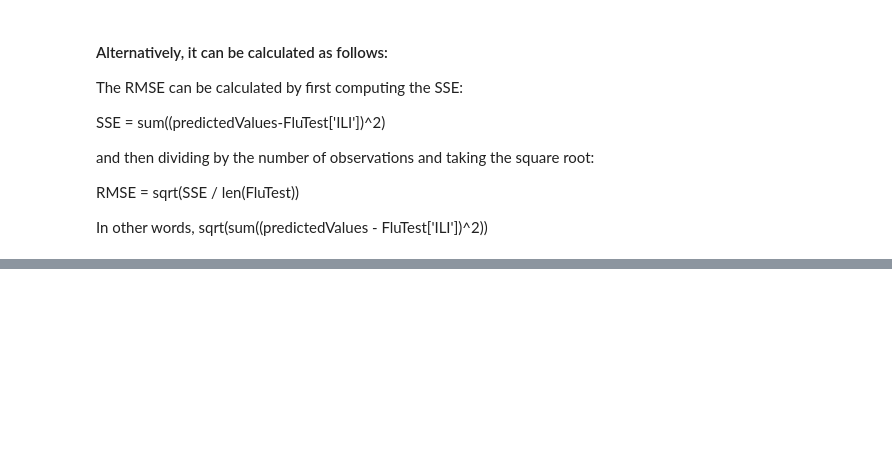
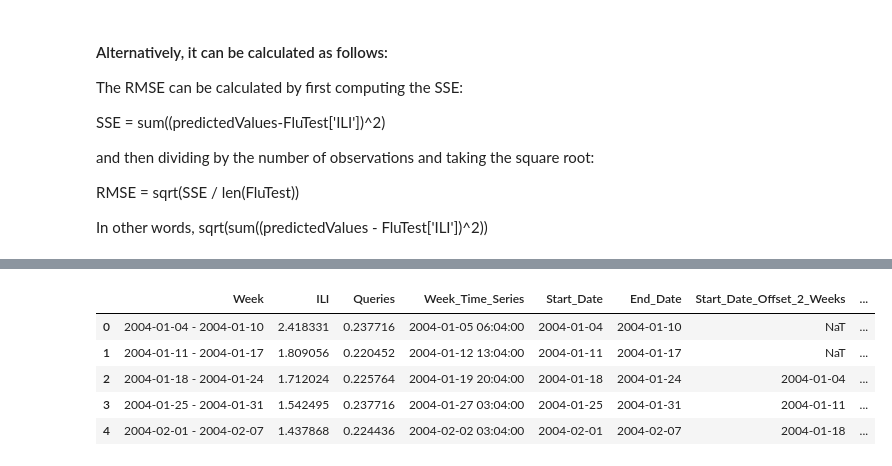
Before and after one commit to vimde/Linear-Regression, a Jupyter notebook: Detecting Flu Epidemics/Detect Flu.ipynb, the cells around one changed output, grey strips where cells are left out. Saved outputs shown, nothing was run; the diff lists cells and outputs as text; code cells hidden in the pictures; blank space fills up the shorter version.

Commit message:
Detect Flu - time series model

```diff
--- a/Detecting Flu Epidemics/Detect Flu.ipynb
+++ b/Detecting Flu Epidemics/Detect Flu.ipynb
@@ -280,0 +379,2 @@ In other words, sqrt(sum((predictedValues - FluTest['ILI'])^2))
+# %%
+FluTrain['Start_Date'] = pd.to_datetime(FluTrain['Start_Date'])
@@ -280,0 +427,9 @@ In other words, sqrt(sum((predictedValues - FluTest['ILI'])^2))
+# %%
+FluTrain.head()
+# %% [output]
+|  | Week | ILI | Queries | Week_Time_Series | Start_Date | End_Date | Start_Date_Offset_2_Weeks | ... |
+| 0 | 2004-01-04 - 2004-01-10 | 2.418331 | 0.237716 | 2004-01-05 06:04:00 | 2004-01-04 | 2004-01-10 | NaT | ... |
+| 1 | 2004-01-11 - 2004-01-17 | 1.809056 | 0.220452 | 2004-01-12 13:04:00 | 2004-01-11 | 2004-01-17 | NaT | ... |
+| 2 | 2004-01-18 - 2004-01-24 | 1.712024 | 0.225764 | 2004-01-19 20:04:00 | 2004-01-18 | 2004-01-24 | 2004-01-04 | ... |
+| 3 | 2004-01-25 - 2004-01-31 | 1.542495 | 0.237716 | 2004-01-27 03:04:00 | 2004-01-25 | 2004-01-31 | 2004-01-11 | ... |
+| 4 | 2004-02-01 - 2004-02-07 | 1.437868 | 0.224436 | 2004-02-02 03:04:00 | 2004-02-01 | 2004-02-07 | 2004-01-18 | ... |
```
Also changed, not shown: parts of 40 cells of this notebook.
